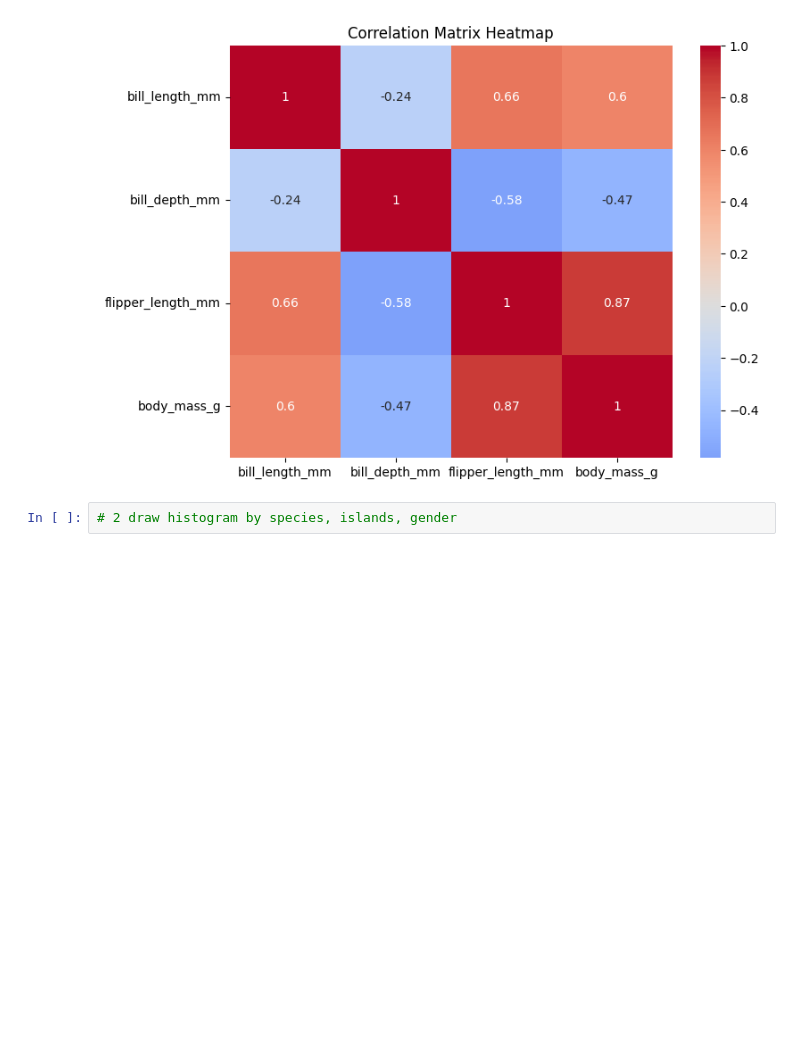
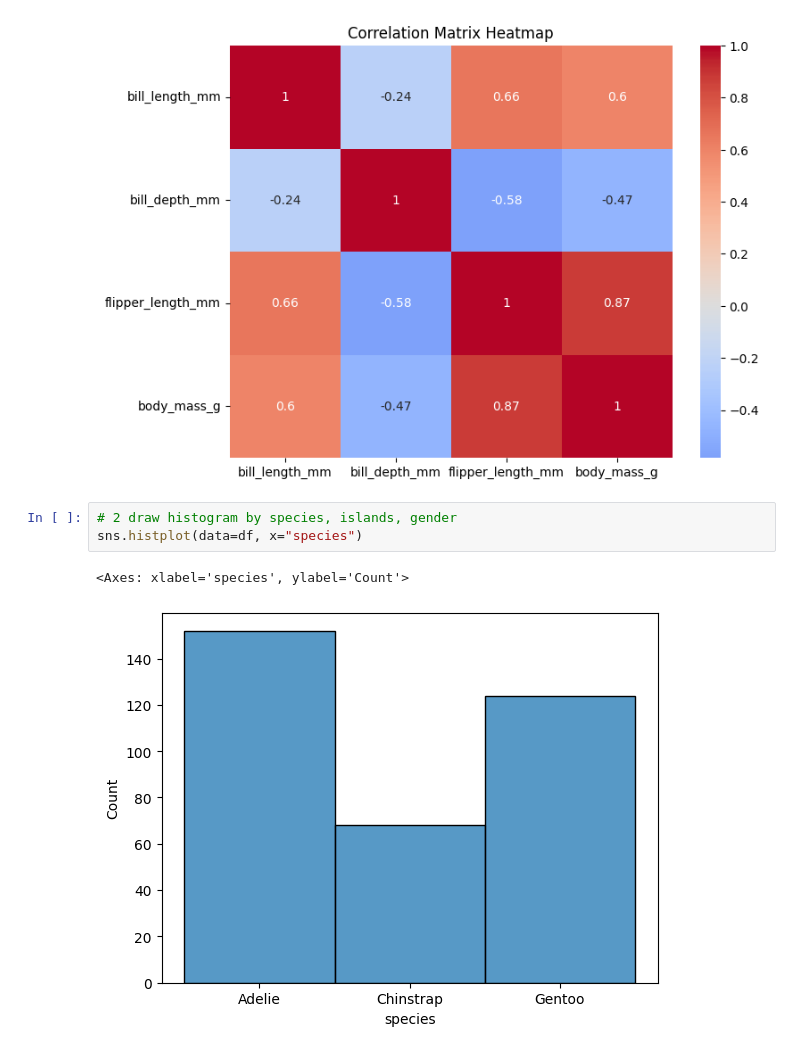
Before and after one commit to minhtri1610/p2_ds, a Jupyter notebook: correlation-matrix.ipynb, the cells around one changed output. Drawn from its saved outputs; the diff is of its cells as text; blank space fills up the shorter version.

```diff
--- a/correlation-matrix.ipynb
+++ b/correlation-matrix.ipynb
@@ -40,3 +40,7 @@ plt.show()
 [figure]
 # %%
 # 2 draw histogram by species, islands, gender
+sns.histplot(data=df, x="species")
+# %% [output]
+<Axes: xlabel='species', ylabel='Count'>
+[figure, added]
```
Also changed, not shown: parts of 2 cells of this notebook.
